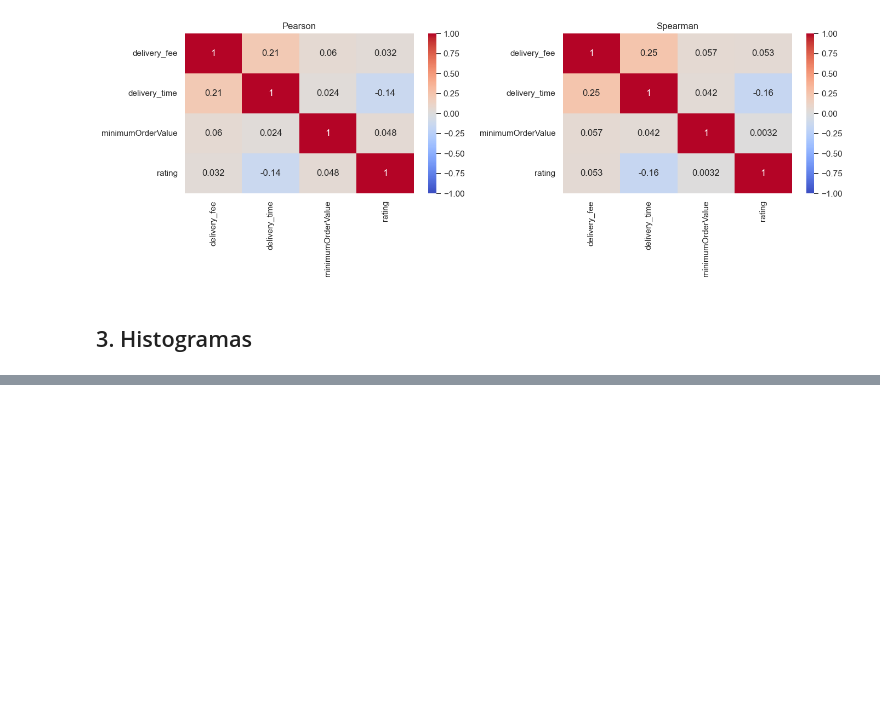
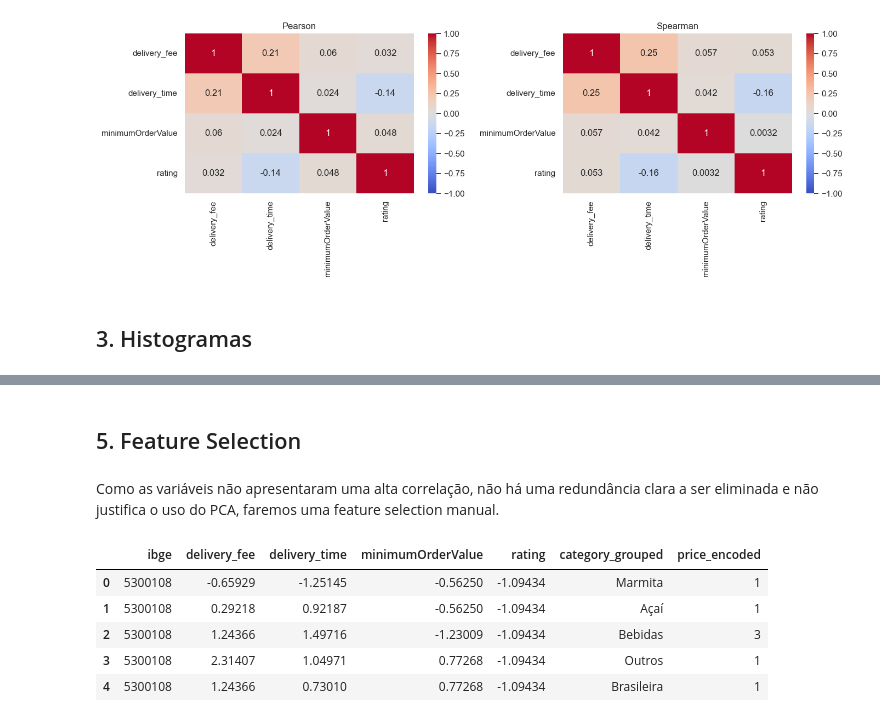
Before and after one commit to Tassara7/cd2-trabalho, a Jupyter notebook: notebooks/analise_exploratoria.ipynb, the cells around one changed output, grey strips where cells are left out. Drawn from its saved outputs; the diff is of its cells as text; code cells hidden in the pictures; blank space fills up the shorter version.

```diff
--- a/notebooks/analise_exploratoria.ipynb
+++ b/notebooks/analise_exploratoria.ipynb
@@ -149,0 +178,43 @@ As correlações entre as variáveis numéricas são fracas (todas abaixo de 0,3
+# %% [markdown]
+## 5. Feature Selection
+# %% [markdown]
+Como as variáveis não apresentaram uma alta correlação, não há uma redundância clara a ser eliminada e não justifica o uso do PCA, faremos uma feature selection manual.
+# %%
+df_features = df.copy()
+top_10_categorias = df['category'].value_counts().nlargest(10).index
+
+# Primeiramente será removida a coluna 'availableForScheduling' pois é pouco relevante e com baixa representatividade no dataset (0,4% apenas).
+df_features.drop(columns=['availableForScheduling'], inplace=True)
+col_cat.remove('availableForScheduling')
+
+# Agruparemos a coluna 'category' em categorias mais amplas para reduzir a cardinalidade e desbalanceamento. Se a categoria original estiver no top 10, mantém. Se não, vira 'Outros'
+# Não faremos tratativas extras nessa coluna, ela será utilizada apenas para a analise final dos resultados, não será utilizada no treinamento do modelo.
+df_features['category_grouped'] = df_features['category'].where(df_features['category'].isin(top_10_categorias), 'Outros')
+
+# Vamos enumerar 'price_range' (Mapeamento Ordinal)
+mapa_precos = {
+    'CHEAPEST': 1,
+    'CHEAP': 2,
+    'MODERATE': 3,
+    'EXPENSIVE': 4,
+    'MOST_EXPENSIVE': 5
+}
+# O map substitui as strings pelos números correspondentes
+df_features['price_encoded'] = df_features['price_range'].map(mapa_precos)
+
+col_cat.remove('price_range')
+col_cat.remove('category')
+
+col_num.append('price_encoded')
+col_cat.append('category_grouped')
+
+df_features.drop(columns=['price_range', 'category'], inplace=True)
+
+df_features.head(5)
+# %% [output]
+|  | ibge | delivery_fee | delivery_time | minimumOrderValue | rating | category_grouped | price_encoded |
+| 0 | 5300108 | -0.65929 | -1.25145 | -0.56250 | -1.09434 | Marmita | 1 |
+| 1 | 5300108 | 0.29218 | 0.92187 | -0.56250 | -1.09434 | Açaí | 1 |
+| 2 | 5300108 | 1.24366 | 1.49716 | -1.23009 | -1.09434 | Bebidas | 3 |
+| 3 | 5300108 | 2.31407 | 1.04971 | 0.77268 | -1.09434 | Outros | 1 |
+| 4 | 5300108 | 1.24366 | 0.73010 | 0.77268 | -1.09434 | Brasileira | 1 |
```
Also changed, not shown: parts of 16 cells of this notebook, 4 other files.
